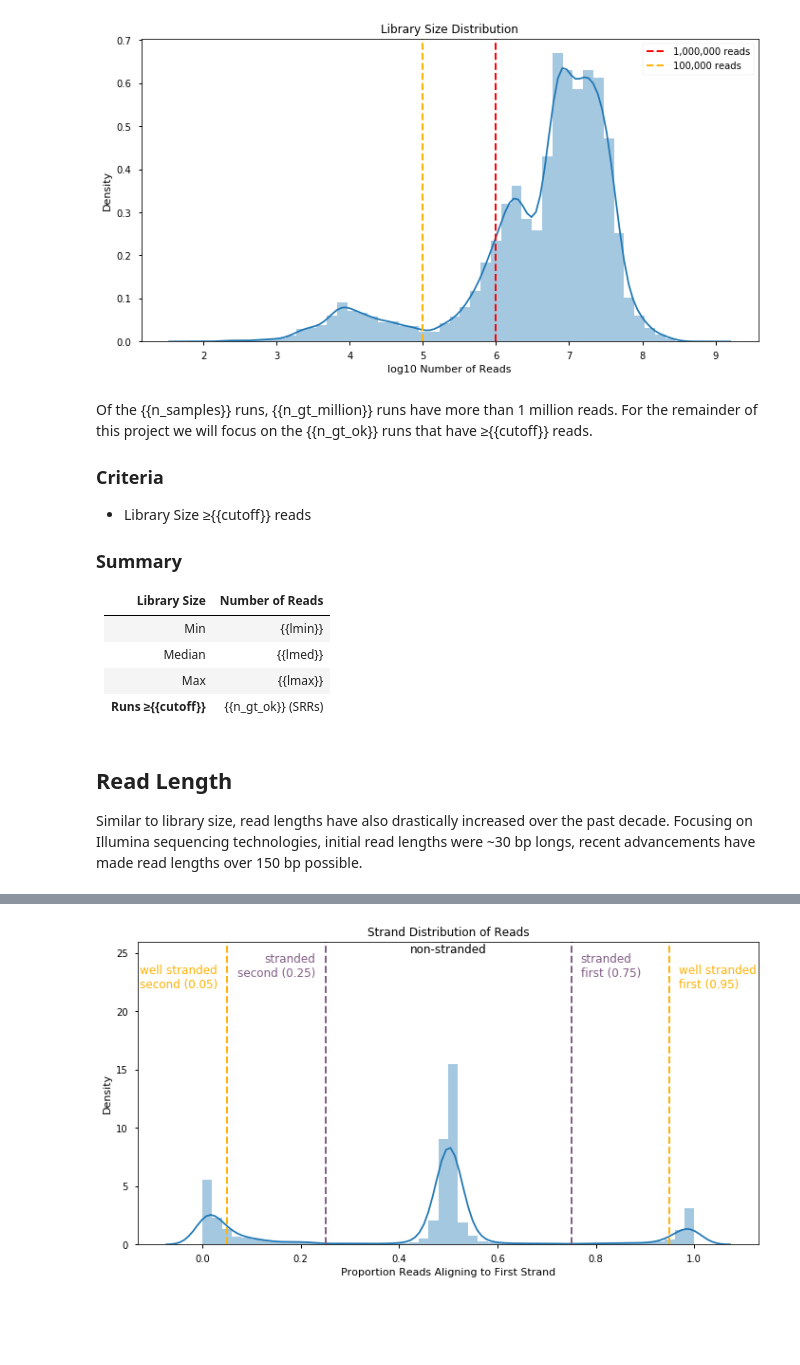
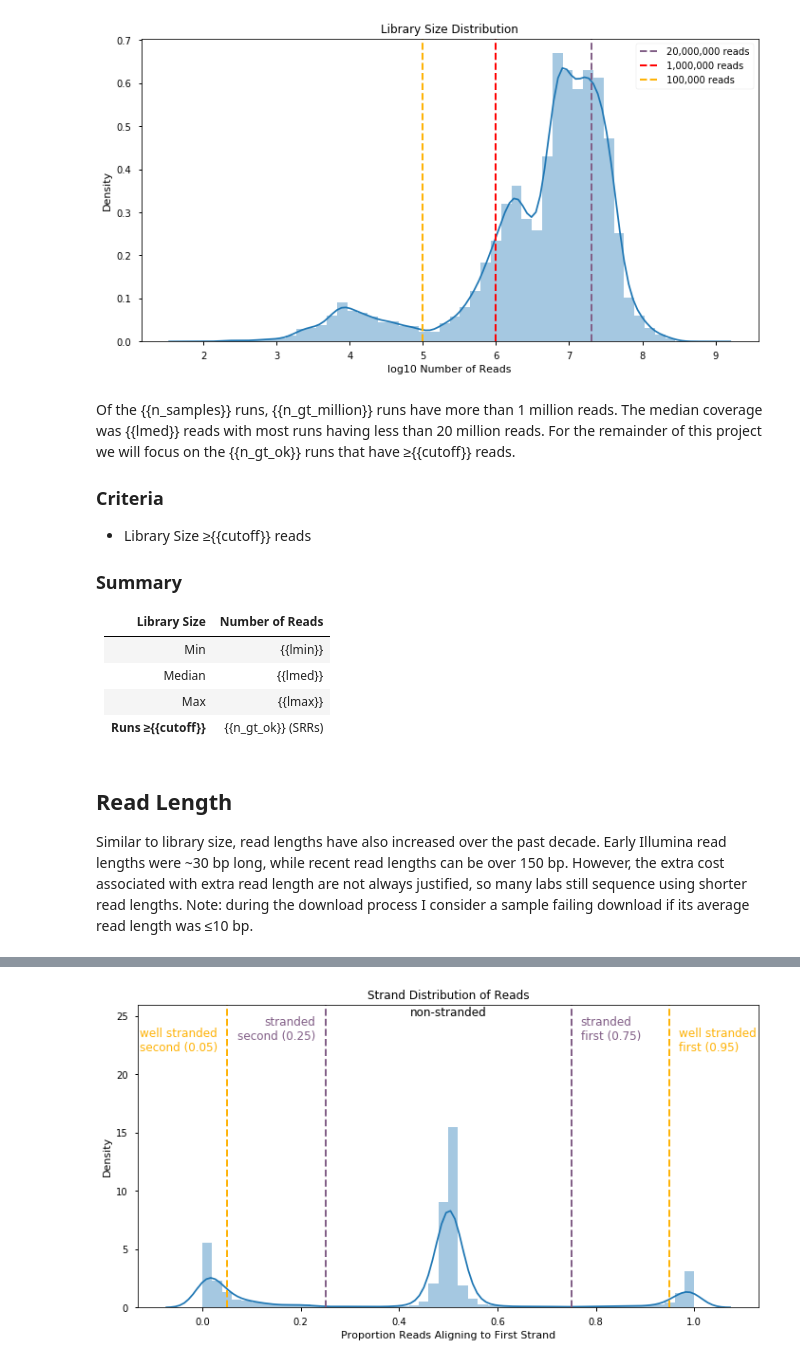
Before and after one commit to jfear/ncbi_remap, a Jupyter notebook: notebook/deliver/prealn-wf_qc.ipynb, the cells around one changed output, grey strips where cells are left out. Cells and saved outputs as stored; diff of their text form; code cells hidden in the pictures; blank space fills up the shorter version.

```diff
--- a/notebook/deliver/prealn-wf_qc.ipynb
+++ b/notebook/deliver/prealn-wf_qc.ipynb
@@ -56,22 +56,23 @@ Over the past decade, sequencing technologies increased library sizes dramatical
 # %%
 # Plot distribution of libsizes
 @make_figs(nbconfig.fig_name('distplot_libsize'),
            styles=nbconfig.styles_wide, formats=nbconfig.formats)
 def plot(store):
     df = store['prealn/workflow/fastq'][['srx', 'srr', 'libsize_R1']]
     fig, ax = plt.subplots(1, 1)
     sns.distplot(np.log10(df.libsize_R1), ax=ax)
+    ax.axvline(np.log10(2e7), ls='--', lw=2, color=sns.xkcd_rgb['dusty purple'], label='20,000,000 reads')
     ax.axvline(np.log10(1e6), ls='--', lw=2, color='r', label='1,000,000 reads')
     ax.axvline(np.log10(1e5), ls='--', lw=2, color=sns.xkcd_rgb['amber'], label='100,000 reads')
     ax.legend()
     ax.set_xlabel('log10 Number of Reads')
     ax.set_ylabel('Density')
     ax.set_title('Library Size Distribution');
     return fig
 
 plot(store)
 # %% [output]
-[figure, old version]
+[figure, new version]
 # %%
 # Make flags
 from ncbi_remap.prealn_wf import libsize, libsize_cnts
@@ -85,7 +86,7 @@ n_gt_ok = '{:,}'.format(libsize_ok.shape[0])
 cutoff = '{:,.0f}'.format(LIBSIZE_CUTOFF)
 lmin, lmed, lmax = ['{:,.0f}'.format(x) for x in libsize_cnts(store)]
 # %% [markdown]
-Of the {{n_samples}} runs, {{n_gt_million}} runs have more than 1 million reads. For the remainder of this project we will focus on the {{n_gt_ok}} runs that have ≥{{cutoff}} reads.
+Of the {{n_samples}} runs, {{n_gt_million}} runs have more than 1 million reads. The median coverage was {{lmed}} reads with most runs having less than 20 million reads. For the remainder of this project we will focus on the {{n_gt_ok}} runs that have ≥{{cutoff}} reads.
 
 ### Criteria
 * Library Size ≥{{cutoff}} reads
@@ -101,7 +102,7 @@ Max | {{lmax}}
 # %% [markdown]
 ## Read Length
 
-Similar to library size, read lengths have also drastically increased over the past decade. Focusing on Illumina sequencing technologies, initial read lengths were ~30 bp longs, recent advancements have made read lengths over 150 bp possible.
+Similar to library size, read lengths have also increased over the past decade. Early Illumina read lengths were ~30 bp long, while recent read lengths can be over 150 bp. However, the extra cost associated with extra read length are not always justified, so many labs still sequence using shorter read lengths. Note: during the download process I consider a sample failing download if its average read length was ≤10 bp.
 # %%
 # Plot distirubtion of read lengths
 @make_figs(nbconfig.fig_name('distplot_readLen'),
```
Also changed, not shown: parts of 23 cells of this notebook.
